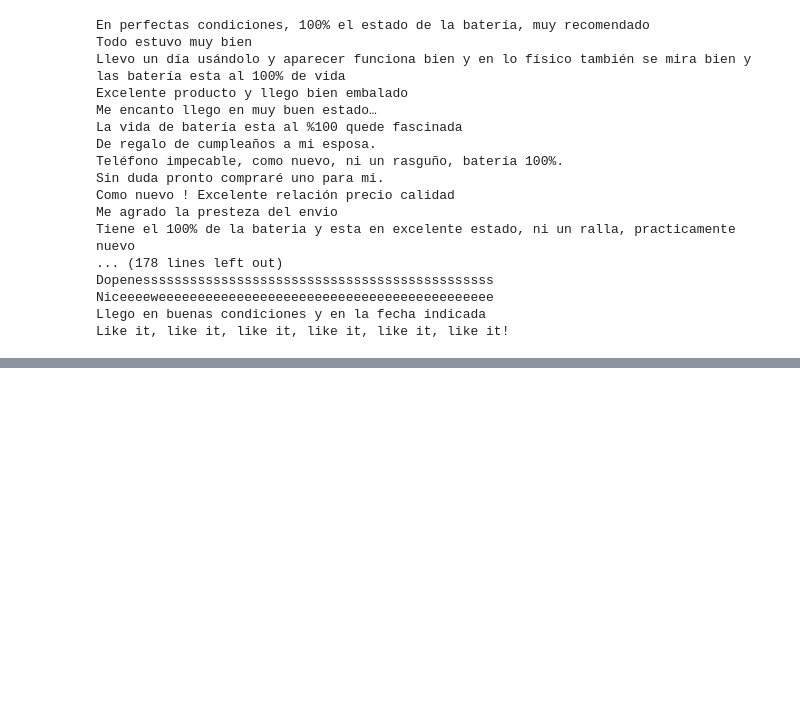
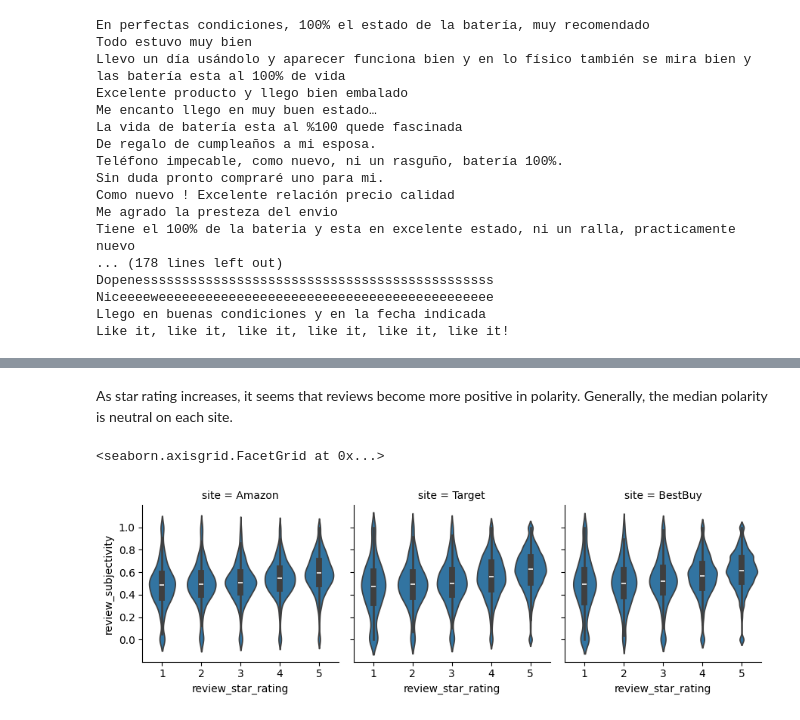
Before and after one commit to aneeshkhole/Perceived-Usefulness-of-online-customer-reviews, a Jupyter notebook: src/Data Combine and Clean.ipynb, the cells around one changed output, grey strips where cells are left out. Cells and saved outputs as stored; diff of their text form; code cells hidden in the pictures; blank space fills up the shorter version.

```diff
--- a/src/Data Combine and Clean.ipynb
+++ b/src/Data Combine and Clean.ipynb
@@ -285,0 +401,16 @@ Like it, like it, like it, like it, like it, like it!
+# %% [markdown]
+As star rating increases, it seems that reviews become more positive in polarity.  Generally, the median polarity is neutral on each site.
+# %%
+g = sns.FacetGrid(
+    data=all_reviews[(all_reviews['review_lang']=='en')],
+    col='site'
+)
+
+g.map_dataframe(
+    sns.violinplot,
+    x='review_star_rating',
+    y='review_subjectivity'
+)
+# %% [output]
+<seaborn.axisgrid.FacetGrid at 0x...>
+[figure, added]
```
Also changed, not shown: parts of 10 cells of this notebook, 34 other files.
